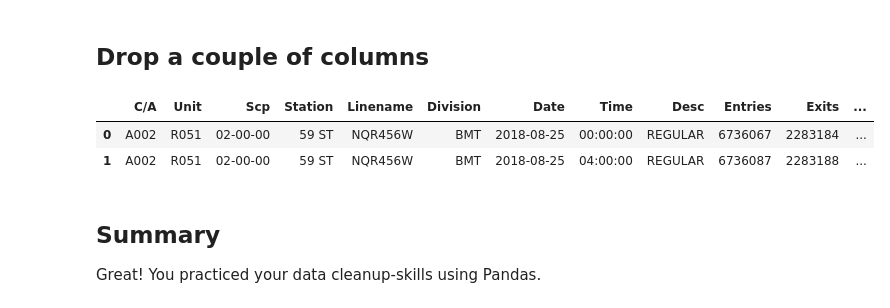
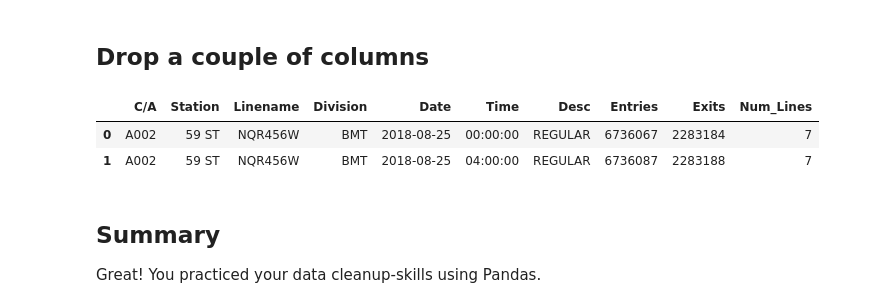
Before and after one commit to Pballer/dsc-pandas-series-and-dataframes-lab-dc-ds-071519, a Jupyter notebook: index.ipynb, the cells around one changed output. Saved outputs shown, nothing was run; the diff lists cells and outputs as text; code cells hidden in the pictures.

```diff
--- a/index.ipynb
+++ b/index.ipynb
@@ -162,12 +162,12 @@ What is misleading about the day of week and weekend/weekday charts you just plo
 ## Drop a couple of columns
 # %%
 # Your code here
-df.drop()
+df.drop(columns=['Scp', 'Unit'], inplace=True)
 df.head(2)
 # %% [output]
-|  | C/A | Unit | Scp | Station | Linename | Division | Date | Time | Desc | Entries | Exits | ... |
-| 0 | A002 | R051 | 02-00-00 | 59 ST | NQR456W | BMT | 2018-08-25 | 00:00:00 | REGULAR | 6736067 | 2283184 | ... |
-| 1 | A002 | R051 | 02-00-00 | 59 ST | NQR456W | BMT | 2018-08-25 | 04:00:00 | REGULAR | 6736087 | 2283188 | ... |
+|  | C/A | Station | Linename | Division | Date | Time | Desc | Entries | Exits | Num_Lines |
+| 0 | A002 | 59 ST | NQR456W | BMT | 2018-08-25 | 00:00:00 | REGULAR | 6736067 | 2283184 | 7 |
+| 1 | A002 | 59 ST | NQR456W | BMT | 2018-08-25 | 04:00:00 | REGULAR | 6736087 | 2283188 | 7 |
 # %% [markdown]
 ## Summary
 
```
